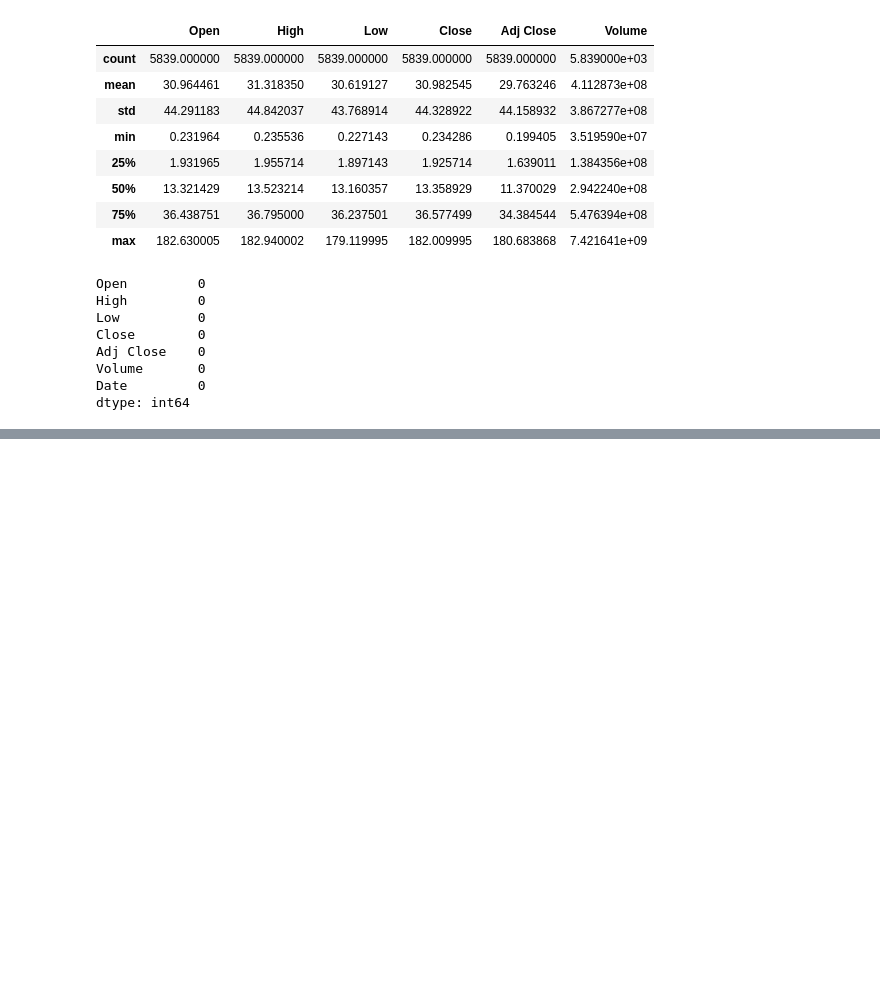
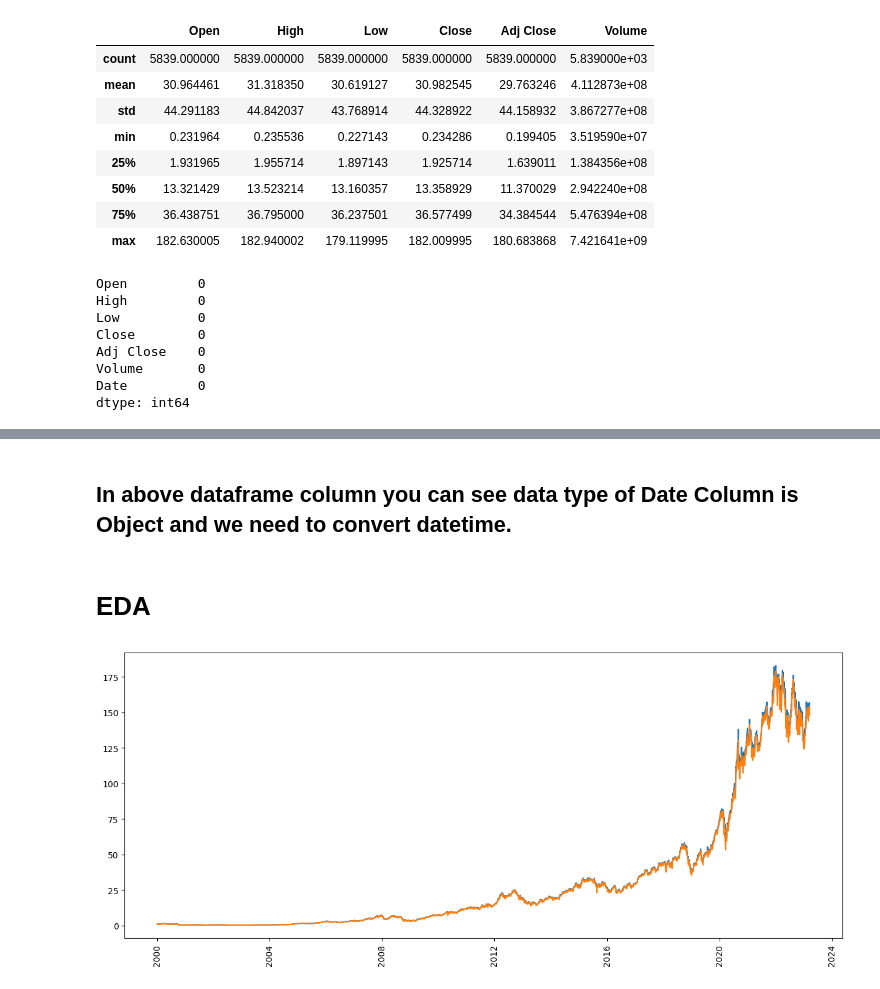
Before and after one commit to jyotsanh/ExoStock-Time-series-Forcasting, a Jupyter notebook: notebooks/Untitled.ipynb, the cells around one changed output, grey strips where cells are left out. Saved outputs shown, nothing was run; the diff lists cells and outputs as text; code cells hidden in the pictures; blank space fills up the shorter version.

```diff
--- a/notebooks/Untitled.ipynb
+++ b/notebooks/Untitled.ipynb
@@ -54,0 +72,14 @@ dtype: int64
+# %% [markdown]
+## In above dataframe column you can see data type of Date Column is Object and we need to convert datetime.
+# %%
+df['Date'] = pd.to_datetime(df['Date'])
+# %% [markdown]
+# EDA
+# %%
+plt.figure(figsize=(15,6))
+plt.plot(df['Date'],df['High'])
+plt.plot(df['Date'],df['Low'])
+plt.xticks(rotation='vertical')
+plt.show()
+# %% [output]
+[figure, added]
```
Also changed, not shown: parts of 2 cells of this notebook, 4 other files.
